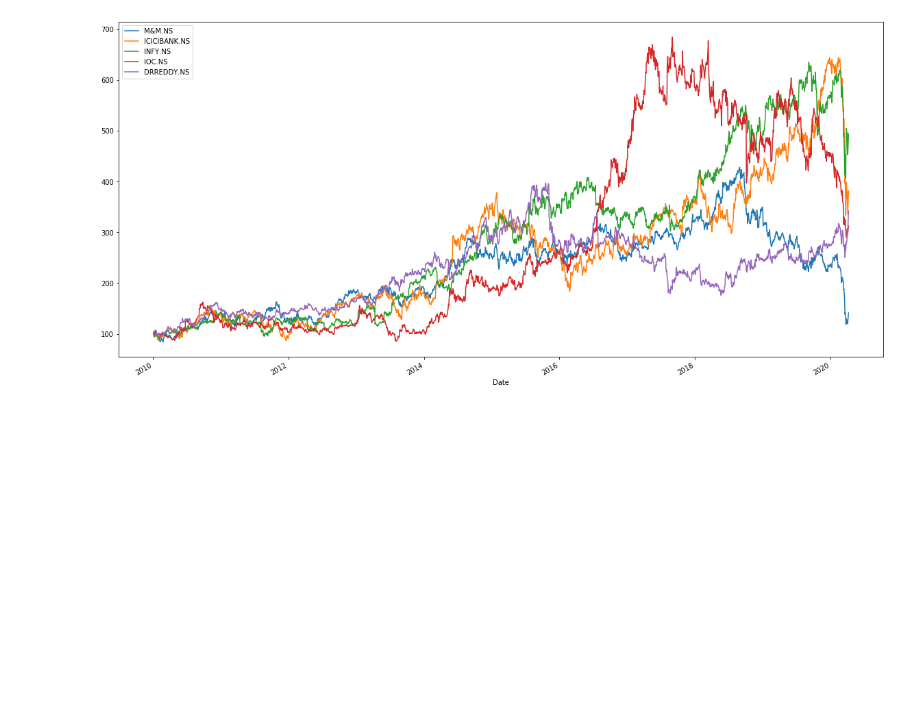
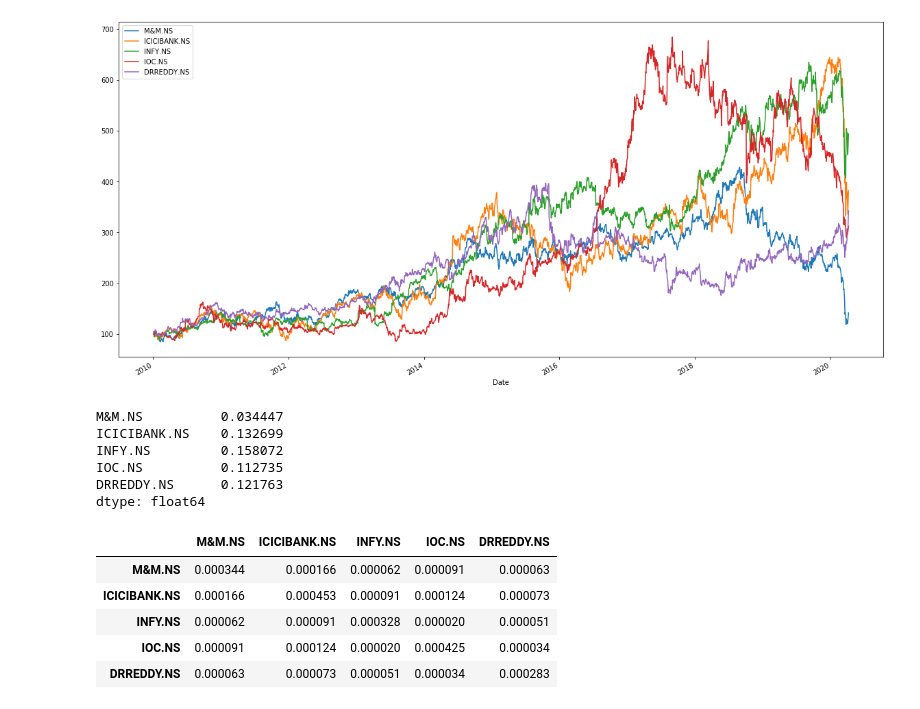
Before and after one commit to abhisheksethi02/Portfolio-Optimization, a Jupyter notebook: Untitled.ipynb, the cells around one changed output. Drawn from its saved outputs; the diff is of its cells as text; code cells hidden in the pictures; blank space fills up the shorter version.

```diff
--- a/Untitled.ipynb
+++ b/Untitled.ipynb
@@ -44,2 +46,18 @@ pf2=pf_data[['M&M.NS','ICICIBANK.NS','INFY.NS','IOC.NS','DRREDDY.NS']]
+# %%
+log_return.mean()*250
+# %% [output]
+M&M.NS          0.034447
+ICICIBANK.NS    0.132699
+INFY.NS         0.158072
+IOC.NS          0.112735
+DRREDDY.NS      0.121763
+dtype: float64
 # %%
-log_return()
+log_return.cov()
+# %% [output]
+|  | M&M.NS | ICICIBANK.NS | INFY.NS | IOC.NS | DRREDDY.NS |
+| M&M.NS | 0.000344 | 0.000166 | 0.000062 | 0.000091 | 0.000063 |
+| ICICIBANK.NS | 0.000166 | 0.000453 | 0.000091 | 0.000124 | 0.000073 |
+| INFY.NS | 0.000062 | 0.000091 | 0.000328 | 0.000020 | 0.000051 |
+| IOC.NS | 0.000091 | 0.000124 | 0.000020 | 0.000425 | 0.000034 |
+| DRREDDY.NS | 0.000063 | 0.000073 | 0.000051 | 0.000034 | 0.000283 |
```
Also changed, not shown: parts of 8 cells of this notebook.
